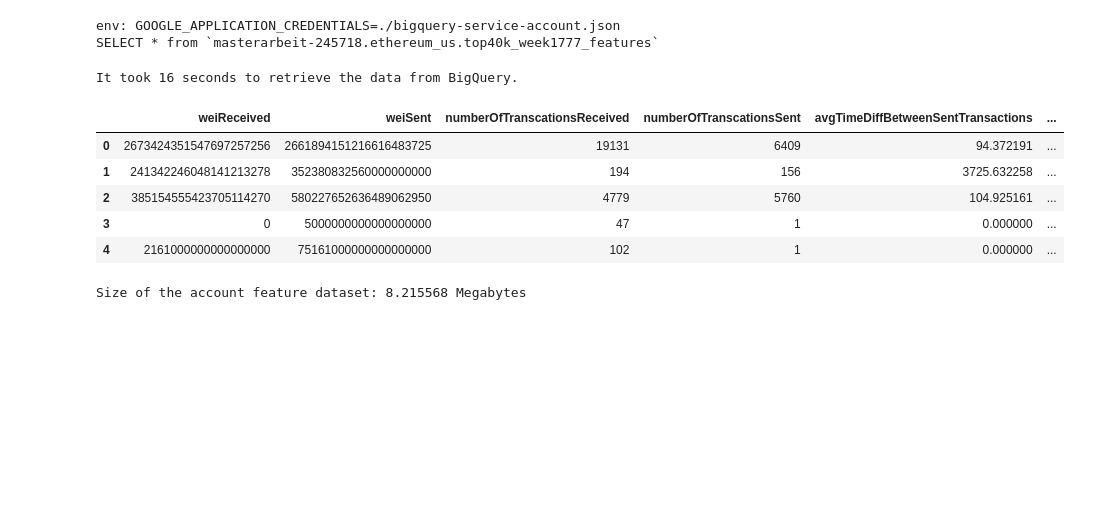
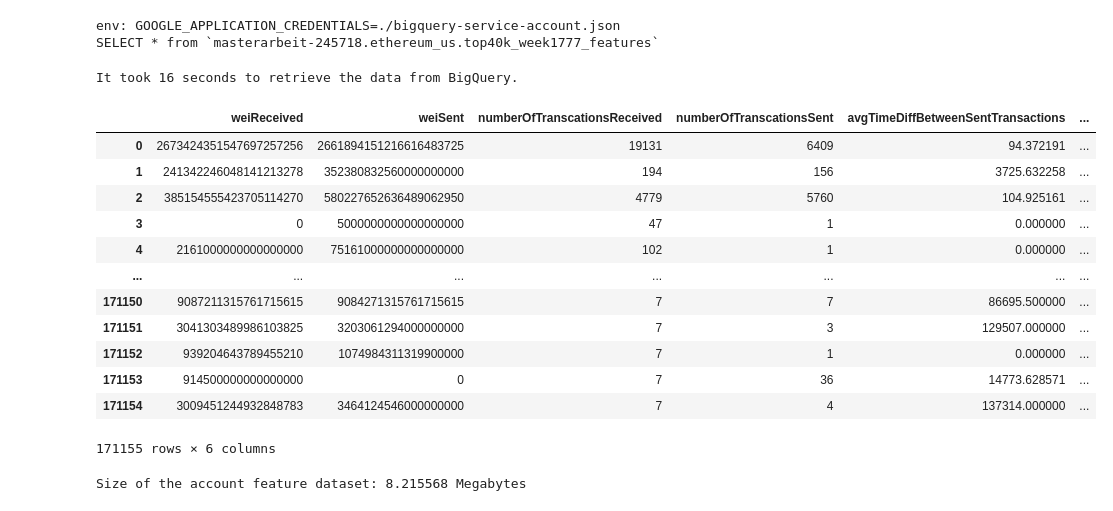
Before and after one commit to mgsgde/ethcluster, a Jupyter notebook: main.ipynb, the cells around one changed output. Saved outputs shown, nothing was run; the diff lists cells and outputs as text; code cells hidden in the pictures; blank space fills up the shorter version.

```diff
--- a/main.ipynb
+++ b/main.ipynb
@@ -127,15 +127,22 @@ env: GOOGLE_APPLICATION_CREDENTIALS=./bigquery-service-account.json
 SELECT * from `masterarbeit-245718.ethereum_us.top40k_week1777_features`
 # %%
 print("It took",elapsed,"seconds to retrieve the data from BigQuery.")
-featureValues.head()
+featureValues
 # %% [output]
 It took 16 seconds to retrieve the data from BigQuery.
 |  | weiReceived | weiSent | numberOfTranscationsReceived | numberOfTranscationsSent | avgTimeDiffBetweenSentTransactions | ... |
 | 0 | 2673424351547697257256 | 2661894151216616483725 | 19131 | 6409 | 94.372191 | ... |
 | 1 | 241342246048141213278 | 352380832560000000000 | 194 | 156 | 3725.632258 | ... |
 | 2 | 385154555423705114270 | 580227652636489062950 | 4779 | 5760 | 104.925161 | ... |
 | 3 | 0 | 5000000000000000000 | 47 | 1 | 0.000000 | ... |
 | 4 | 2161000000000000000 | 75161000000000000000 | 102 | 1 | 0.000000 | ... |
+| ... | ... | ... | ... | ... | ... | ... |
+| 171150 | 9087211315761715615 | 9084271315761715615 | 7 | 7 | 86695.500000 | ... |
+| 171151 | 3041303489986103825 | 3203061294000000000 | 7 | 3 | 129507.000000 | ... |
+| 171152 | 939204643789455210 | 1074984311319900000 | 7 | 1 | 0.000000 | ... |
+| 171153 | 914500000000000000 | 0 | 7 | 36 | 14773.628571 | ... |
+| 171154 | 3009451244932848783 | 3464124546000000000 | 7 | 4 | 137314.000000 | ... |
+171155 rows × 6 columns
 # %%
 print("Size of the account feature dataset:",getMemoryUsageInMB(featureValues), "Megabytes")
 # %% [output]
```
Also changed, not shown: parts of 36 cells of this notebook, 1 other file.
